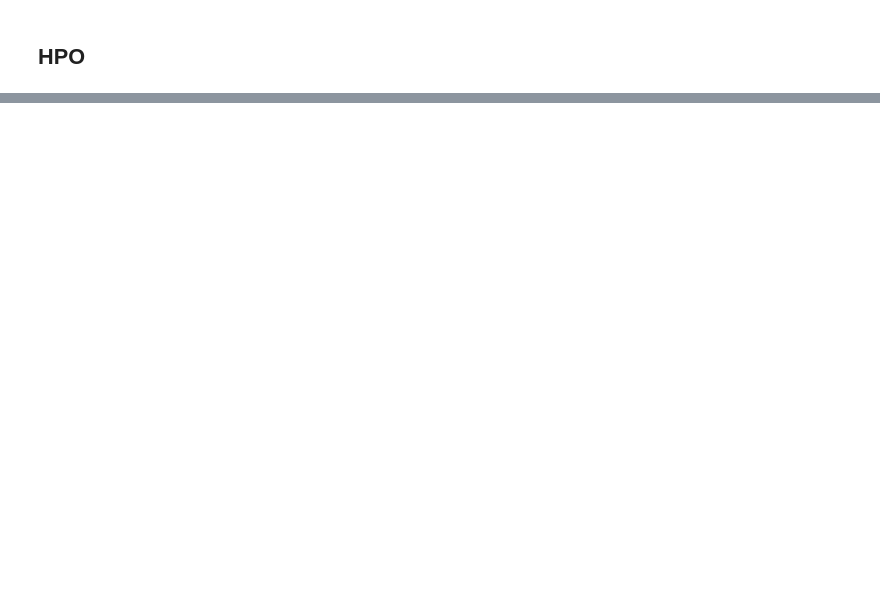
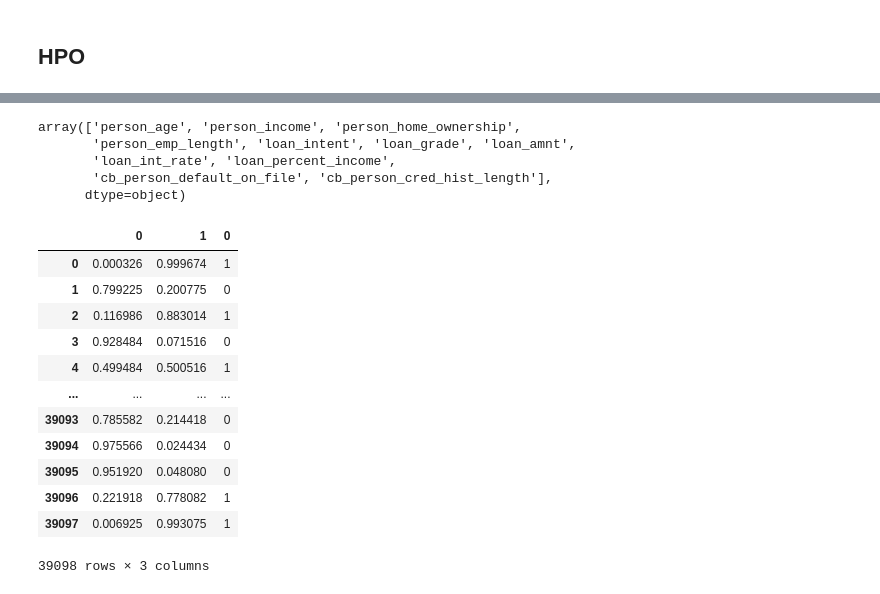
Before and after one commit to godsesaurab/Kaggle_Notebooks, a Jupyter notebook: loan-approval-competetion.ipynb, the cells around one changed output, grey strips where cells are left out. Cells and saved outputs as stored; diff of their text form; code cells hidden in the pictures; blank space fills up the shorter version.

Commit message:
Kaggle Notebook | Loan_Approval_Competetion | Version 12

```diff
--- a/loan-approval-competetion.ipynb
+++ b/loan-approval-competetion.ipynb
@@ -1273,0 +876,36 @@ Best cross-validation score:  0.9522195454006989
+# %%
+from sklearn.preprocessing import StandardScaler, OrdinalEncoder
+from sklearn.model_selection import train_test_split, RandomizedSearchCV
+from xgboost import XGBClassifier
+from sklearn.pipeline import Pipeline
+from sklearn.compose import ColumnTransformer
+import pandas as pd
+import numpy as np
+
+# Example data
+data = train_df
+
+X = data.drop(['loan_status','id'], axis=1)
+y = data['loan_status']
+
+# Identify categorical and numerical features
+categorical_features = X.select_dtypes(include=['object', 'category']).columns.tolist()
+numerical_features = X.select_dtypes(include=[np.number]).columns.tolist()
+
+# Define the column transformer
+preprocessor = ColumnTransformer(
+    transformers=[
+        ('num', StandardScaler(), numerical_features),
+        ('cat', OrdinalEncoder(), categorical_features)
+    ]
+)
+
+# Create a pipeline with preprocessing and XGBoost
+pipeline = Pipeline([
+    ('preprocessor', preprocessor),
+    ('xgb', XGBClassifier(use_label_encoder=False, eval_metric='auc',objective="binary:logistic",booster="gbtree",learning_rate= 0.1, max_depth= 3, n_estimators= 500, reg_alpha=5, reg_lambda= 5, scale_pos_weight= 9))
+
+])
+# %%
+# Fit the model
+pipeline.fit(X, y)
@@ -1273,0 +930,28 @@ Best cross-validation score:  0.9522195454006989
+# %%
+pipeline.feature_names_in_
+# %% [output]
+array(['person_age', 'person_income', 'person_home_ownership',
+       'person_emp_length', 'loan_intent', 'loan_grade', 'loan_amnt',
+       'loan_int_rate', 'loan_percent_income',
+       'cb_person_default_on_file', 'cb_person_cred_hist_length'],
+      dtype=object)
+# %%
+preds = pipeline.predict(test_df)
+# %%
+preds_proba = pipeline.predict_proba(test_df)
+# %%
+pd.concat([pd.DataFrame(preds_proba),pd.DataFrame(preds)],axis=1)
+# %% [output]
+|  | 0 | 1 | 0 |
+| 0 | 0.000326 | 0.999674 | 1 |
+| 1 | 0.799225 | 0.200775 | 0 |
+| 2 | 0.116986 | 0.883014 | 1 |
+| 3 | 0.928484 | 0.071516 | 0 |
+| 4 | 0.499484 | 0.500516 | 1 |
+| ... | ... | ... | ... |
+| 39093 | 0.785582 | 0.214418 | 0 |
+| 39094 | 0.975566 | 0.024434 | 0 |
+| 39095 | 0.951920 | 0.048080 | 0 |
+| 39096 | 0.221918 | 0.778082 | 1 |
+| 39097 | 0.006925 | 0.993075 | 1 |
+39098 rows × 3 columns
```
Also changed, not shown: parts of 124 cells of this notebook.
